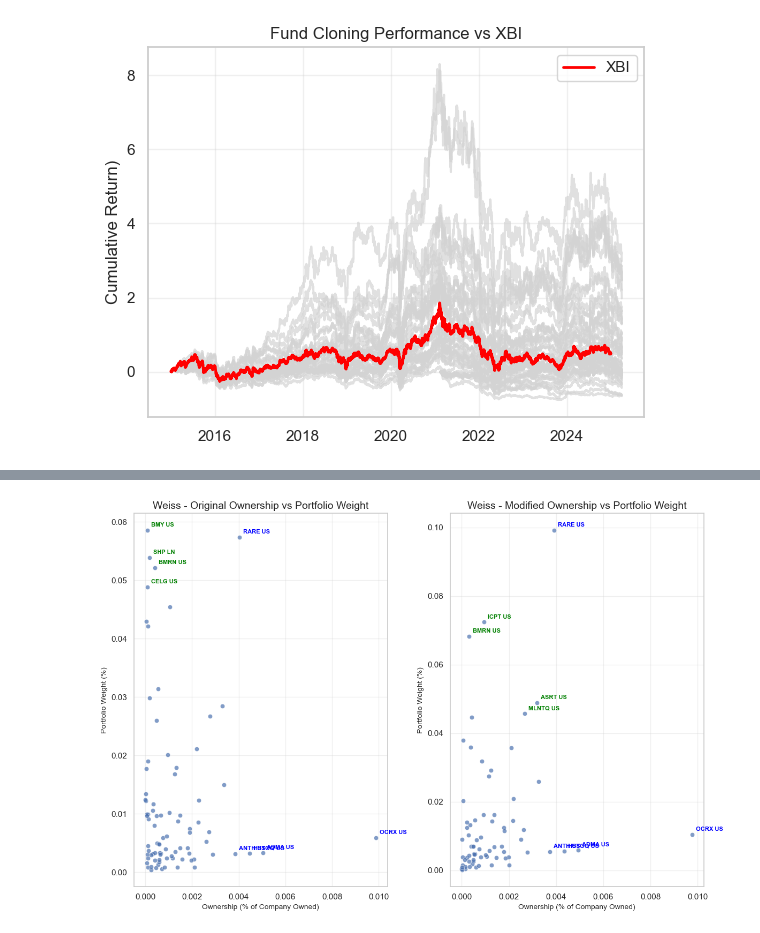
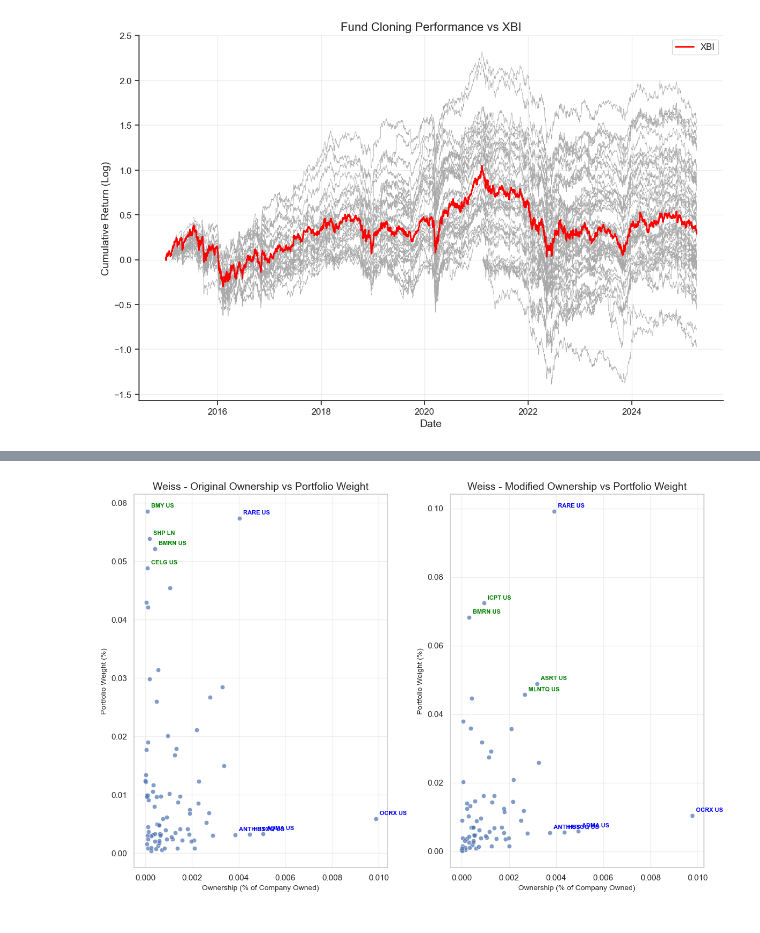
Before and after one commit to UVIMCO/Biotech-Basket, a Jupyter notebook: Basket.ipynb, the cells around one changed output, grey strips where cells are left out. Drawn from its saved outputs; the diff is of its cells as text; code cells hidden in the pictures.

```diff
--- a/Basket.ipynb
+++ b/Basket.ipynb
@@ -101,0 +377,18 @@ print(bt.error_df[~bt.error_df['Ticker'].isin(excluded_tickers)].sort_values('va
+# %%
+# Convert predictions to wide format
+fund_portfolios = {}
+for fund in fund_predictions:
+    # Pivot the predictions to wide format
+
+    if len(fund_predictions[fund]) == 0:
+        continue
+
+    fund_portfolios[fund] = fund_predictions[fund].pivot(
+        index='holding_date',
+        columns='ticker',
+        values='predicted_idio'
+    )
+
+    fund_portfolios[fund] = fund_portfolios[fund].sub(fund_portfolios[fund].min(axis=1), axis=0)
+    fund_portfolios[fund] = fund_portfolios[fund].div(fund_portfolios[fund].sum(axis=1), axis=0)
+    fund_portfolios[fund] = fund_portfolios[fund].fillna(0)
@@ -102,32 +411,54 @@ print(bt.error_df[~bt.error_df['Ticker'].isin(excluded_tickers)].sort_values('va
 # %%
-xbi = bt.sec_rets_df['XBI US'].loc[pd.Timestamp('2014-12-31'):pd.Timestamp('2024-12-31')]
-xbi_cum_perf = (1+xbi).cumprod()-1
+xbi = bt.sec_rets_df['XBI US'].loc[pd.Timestamp('2014-12-31'):pd.Timestamp('2025-03-31')]
+xbi_cum_perf = np.log(1+xbi).cumsum()
 
 # Create a dictionary to store fund performance for later reference
 fund_performances = {}
+fund_idio_returns = {}
 
-# Plot each fund in light grey with no labels
-for fund in bt.manager_df[~(bt.manager_df['Public_Start'].isna() | bt.manager_df['Public_End'].isna() | bt.manager_df['Contamination'] | bt.manager_df['Not_Biotech'])]['Master'].unique():
+# Process each fund first
+for fund in bt.manager_df[~(bt.manager_df['Public_Start'].isna() | bt.manager_df['Public_End'].isna() | bt.manager_df['Not_Biotech'] | bt.manager_df['Contamination'])]['Master'].unique():
+    print(fund)
+
     holdings = bt.get_fund_holdings(fund, contamination = bt.manager_df.loc[bt.manager_df['Master'] == fund, 'Contamination'].values[0])
+    holdings.index = holdings.index + pd.Timedelta(days=45)
+
+    #if(fund in fund_portfolios):
+    #    holdings = fund_portfolios[fund]
+    #else:
+    #    print(f"{fund} has no portfolio")
+    #    continue
     holdings = bt.adjust_holdings(holdings, max_participation=0.1, port_size=10000000, pct=0.999)
-    # Add 45 days to the holdings index to account for filing delay
-    holdings.index = holdings.index + pd.Timedelta(days=45)
+
+    if(len(holdings) == 0):
+        print(f"{fund} has no holdings")
+        continue
     perf = bt.get_strategy_returns(holdings, max(holdings.index)+pd.Timedelta(days=90))
-
-    # Replace NaN values with 0 to avoid issues in cumulative performance calculation
-    perf = perf.fillna(0)
-    cum_perf = (1+perf).cumprod()-1
+    attr = bt.get_factor_attribution(holdings, factor_scores, factor_rets, max(holdings.index)+pd.Timedelta(days=90))
 
     # Store just the performance in the dictionary
     fund_performances[fund] = perf
+    fund_idio_returns[fund] = attr['Idio']
 
-    plt.plot(cum_perf, color='lightgrey', alpha=0.7)
+
+# Create first figure for total performance
+plt.figure(figsize=(12, 8))  # Increase figure size
+
+# Plot each fund in light grey with no labels
+for fund in fund_performances:
+    perf = fund_performances[fund].fillna(0)
+    cum_perf = np.log(1+perf).cumsum()
+    plt.plot(cum_perf, color='darkgrey', linewidth=0.5)
 
 # Add XBI in red with a label
 plt.plot(xbi_cum_perf, color='red', linewidth=2, label='XBI')
-plt.legend()
+plt.legend(fontsize=12)  # Larger legend text
 plt.grid(True, alpha=0.3)
-plt.title('Fund Cloning Performance vs XBI')
-plt.ylabel('Cumulative Return)')
+plt.title('Fund Cloning Performance vs XBI', fontsize=16)  # Larger title
+plt.ylabel('Cumulative Return (Log)', fontsize=14)  # Larger y-axis label
+plt.xlabel('Date', fontsize=14)  # Add and size x-axis label
+plt.xticks(fontsize=12)  # Larger x-axis tick labels
+plt.yticks(fontsize=12)  # Larger y-axis tick labels
+plt.tight_layout()  # Adjust layout to fit larger elements
 plt.show()
 # %% [output]
@@ -134,4 +482,4 @@ plt.show()
-[figure, old version]
+[figure, new version]
 # %%
 import statsmodels.api as sm
 import pandas as pd
```
Also changed, not shown: parts of 33 cells of this notebook, 1 other file.
